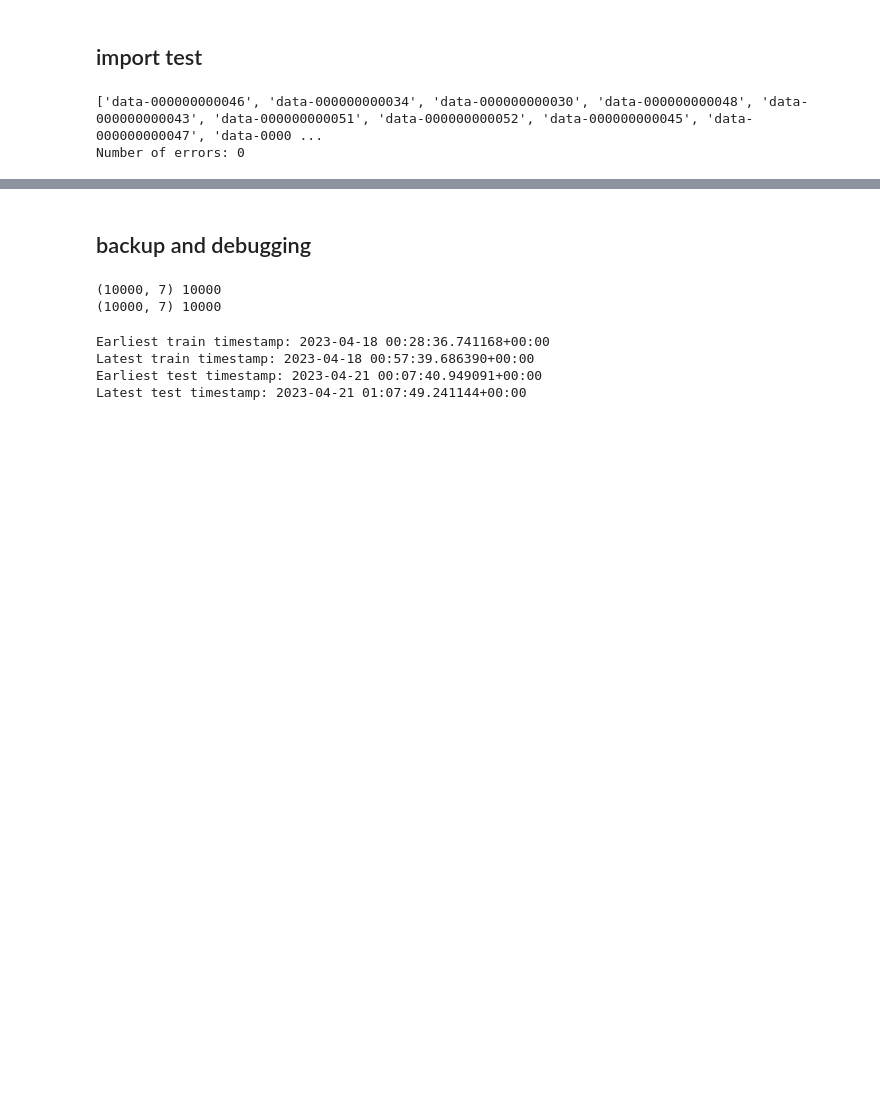
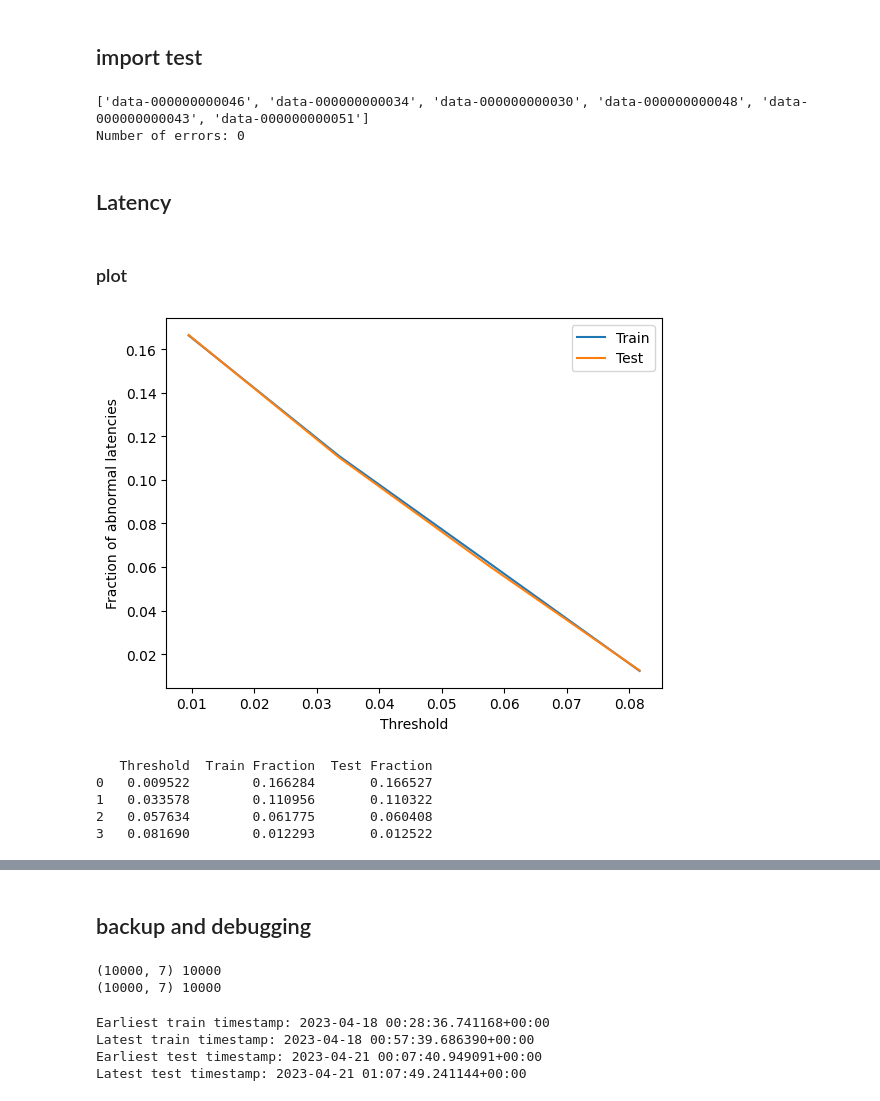
Before and after one commit to Eidell/gRPC-log-LSTM-Anomaly-Detection, a Jupyter notebook: lstm.ipynb, the cells around one changed output, grey strips where cells are left out. Saved outputs shown, nothing was run; the diff lists cells and outputs as text; code cells hidden in the pictures; blank space fills up the shorter version.

```diff
--- a/lstm.ipynb
+++ b/lstm.ipynb
@@ -97,11 +92,73 @@ Number of errors: 0
 # %% [markdown]
 ## import test
 # %%
-# ---- real call:
-test_df,test_dforiginal  = import_to_df("/content/anomaly",39, 50);
+''' ---- real call: '''
+#test_df,test_dforiginal  = import_to_df("/content/anomaly",39, 50);
 
-# ---- testing calls:
-#test_df, test_dforiginal = import_to_df("/content/anomaly",39,41);
+'''---- testing calls:
+'''
+test_df, test_dforiginal = import_to_df("/content/anomaly",39,45);
 # %% [output]
-['data-000000000046', 'data-000000000034', 'data-000000000030', 'data-000000000048', 'data-000000000043', 'data-000000000051', 'data-000000000052', 'data-000000000045', 'data-000000000047', 'data-0000 ...
+['data-000000000046', 'data-000000000034', 'data-000000000030', 'data-000000000048', 'data-000000000043', 'data-000000000051']
 Number of errors: 0
+# %% [markdown]
+## Latency
+# %% [markdown]
+### plot
+# %%
+import pandas as pd
+import numpy as np
+import matplotlib.pyplot as plt
+
+
+latency_mean = train_df['latency'].mean()
+latency_std = train_df['latency'].std()
+thresholds = []
+
+for i in range(4):
+
+# Define threshold for abnormal latency as three standard deviations away from the mean of TrainDF
+  thresholds.append(latency_mean + i*latency_std)
+
+# Define empty lists to store results
+train_labels_list = []
+train_fractions_list = []
+test_labels_list = []
+test_fractions_list = []
+
+# Loop over threshold values
+for threshold in thresholds:
+
+    train_df['latency_label'] = np.where(train_df['latency'] > threshold, 1, 0)
+    test_df['latency_label'] = np.where(test_df['latency'] > threshold, 1, 0)
+
+    # Compute fraction of abnormal latencies
+    train_fraction = train_df['latency_label'].value_counts()[1]/train_df.shape[0]
+    test_fraction = test_df['latency_label'].value_counts()[1]/test_df.shape[0]
+    #test_fraction = test_df['latency_label'].mean()
+
+    # Append results to lists
+    train_labels_list.append(train_df['latency_label'])
+    train_fractions_list.append(train_fraction)
+    test_labels_list.append(test_df['latency_label'])
+    test_fractions_list.append(test_fraction)
+
+
+# Plot results
+plt.plot(thresholds, train_fractions_list, label='Train')
+plt.plot(thresholds, test_fractions_list, label='Test')
+plt.legend()
+plt.xlabel('Threshold')
+plt.ylabel('Fraction of abnormal latencies')
+plt.show()
+
+# Create table of results
+results = pd.DataFrame({'Threshold': thresholds, 'Train Fraction': train_fractions_list, 'Test Fraction': test_fractions_list})
+print(results)
+# %% [output]
+[figure, added]
+   Threshold  Train Fraction  Test Fraction
+0   0.009522        0.166284       0.166527
+1   0.033578        0.110956       0.110322
+2   0.057634        0.061775       0.060408
+3   0.081690        0.012293       0.012522
```
Also changed, not shown: parts of 38 cells of this notebook.
